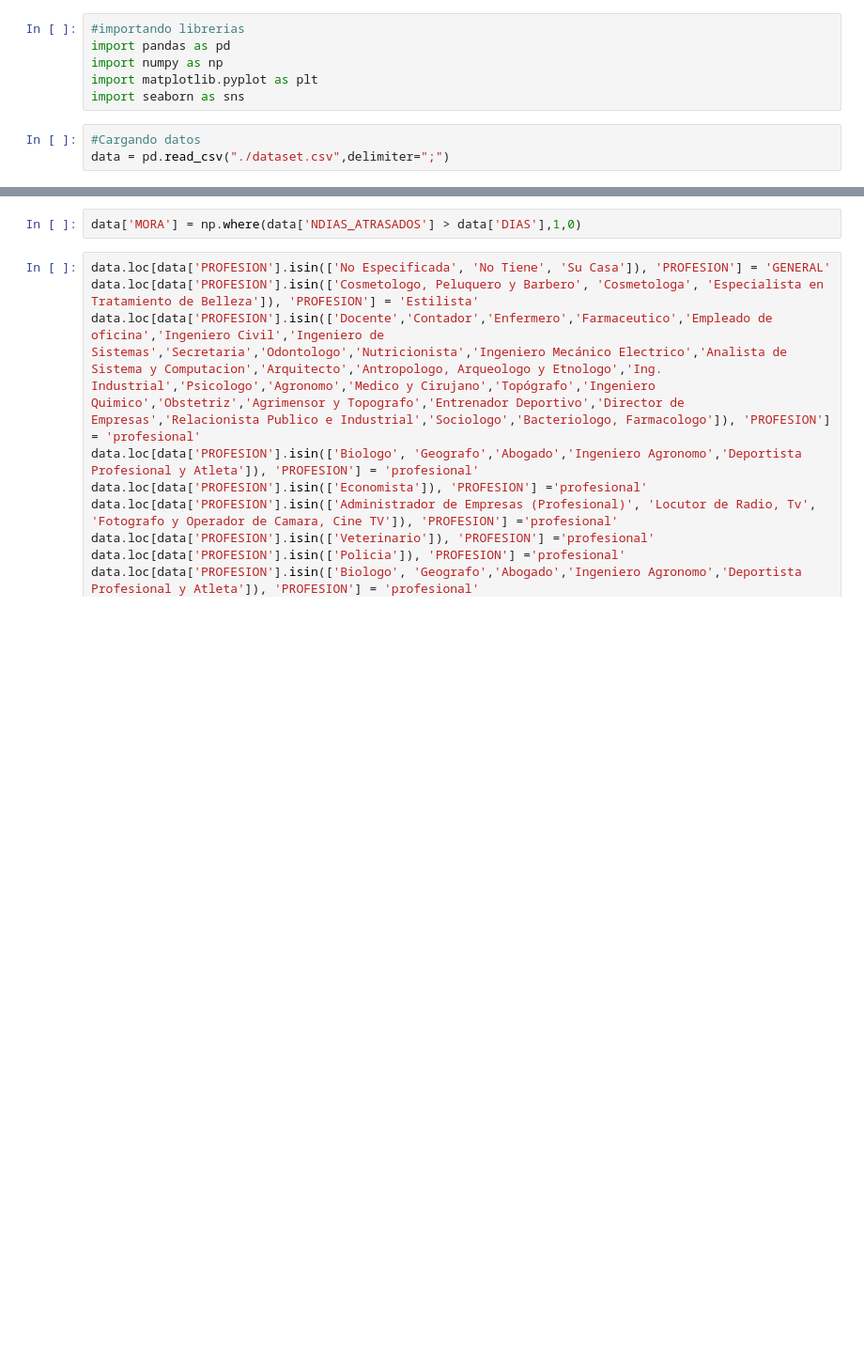
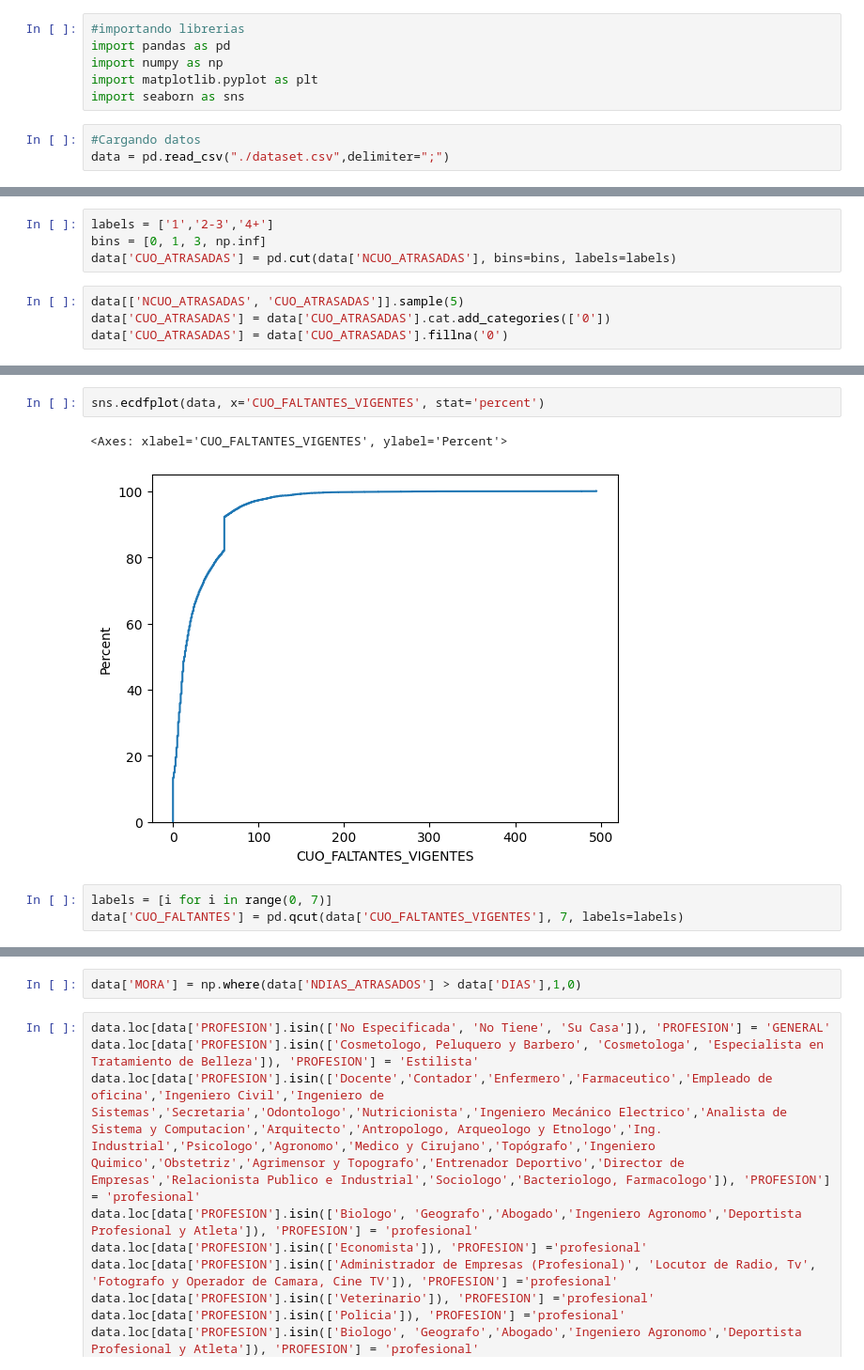
Before and after one commit to AxelSaire/Modelo-de-Riesgo-Crediticio, a Jupyter notebook: CNA.ipynb, the cells around one changed output, grey strips where cells are left out. Shown at 94% size. Drawn from its saved outputs; the diff is of its cells as text; blank space fills up the shorter version.

```diff
--- a/CNA.ipynb
+++ b/CNA.ipynb
@@ -11,0 +170,8 @@ data = pd.read_csv("./dataset.csv",delimiter=";")
+# %%
+labels = ['1','2-3','4+']
+bins = [0, 1, 3, np.inf]
+data['CUO_ATRASADAS'] = pd.cut(data['NCUO_ATRASADAS'], bins=bins, labels=labels)
+# %%
+data[['NCUO_ATRASADAS', 'CUO_ATRASADAS']].sample(5)
+data['CUO_ATRASADAS'] = data['CUO_ATRASADAS'].cat.add_categories(['0'])
+data['CUO_ATRASADAS'] = data['CUO_ATRASADAS'].fillna('0')
@@ -11,0 +210,8 @@ data = pd.read_csv("./dataset.csv",delimiter=";")
+# %%
+sns.ecdfplot(data, x='CUO_FALTANTES_VIGENTES', stat='percent')
+# %% [output]
+<Axes: xlabel='CUO_FALTANTES_VIGENTES', ylabel='Percent'>
+[figure, added]
+# %%
+labels = [i for i in range(0, 7)]
+data['CUO_FALTANTES'] = pd.qcut(data['CUO_FALTANTES_VIGENTES'], 7, labels=labels)
```
Also changed, not shown: parts of 63 cells of this notebook.
